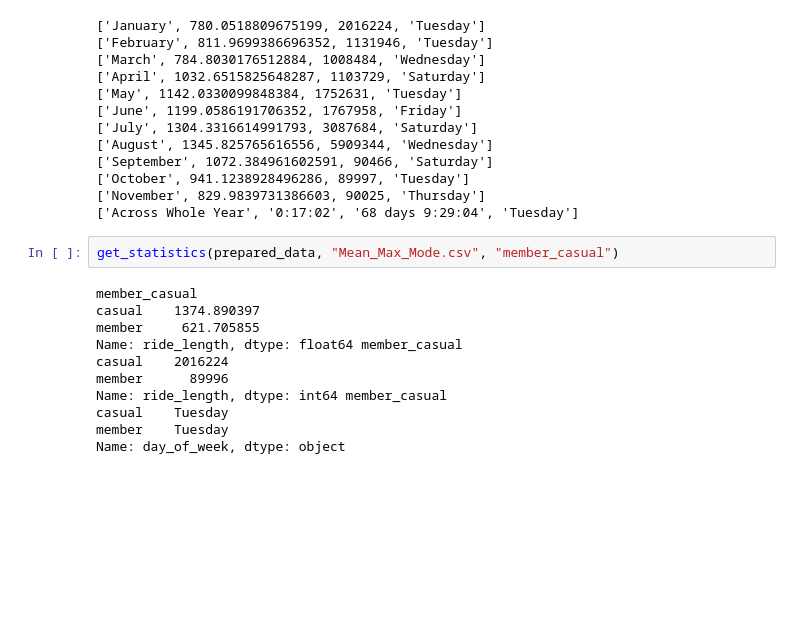
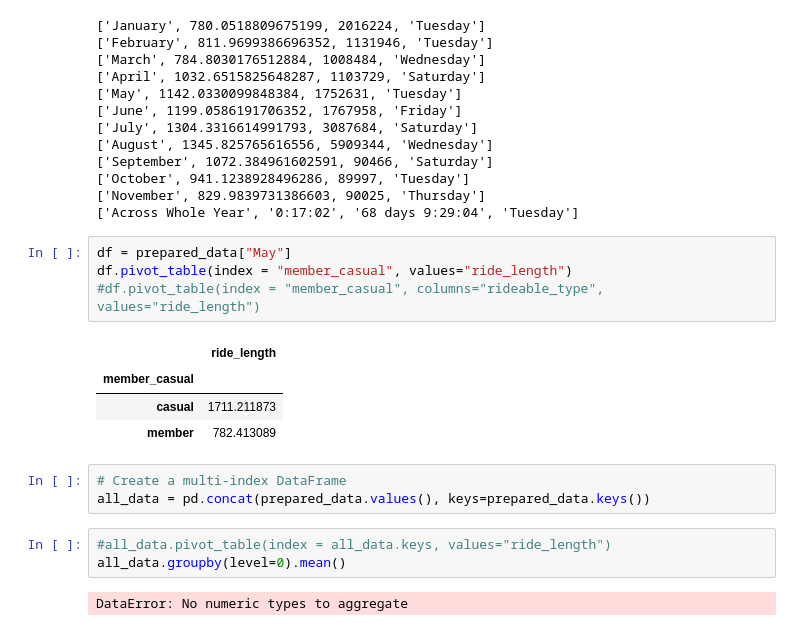
Before and after one commit to SummerKassem/BikeShareCS, a Jupyter notebook: Code/cleaning.ipynb, the cells around one changed output. Drawn from its saved outputs; the diff is of its cells as text; blank space fills up the shorter version.

Commit message:
new analysis file
added the month of decemeber, and new analysis file in order to try the concatenating the dfs into a multi-index df

```diff
--- a/Code/cleaning.ipynb
+++ b/Code/cleaning.ipynb
@@ -535,16 +535,20 @@ get_statistics(prepared_data, "Mean_Max_Mode.csv")
 ['October', 941.1238928496286, 89997, 'Tuesday']
 ['November', 829.9839731386603, 90025, 'Thursday']
 ['Across Whole Year', '0:17:02', '68 days 9:29:04', 'Tuesday']
-# %%
-get_statistics(prepared_data, "Mean_Max_Mode.csv", "member_casual")
-# %% [output]
-member_casual
-casual    1374.890397
-member     621.705855
-Name: ride_length, dtype: float64 member_casual
-casual    2016224
-member      89996
-Name: ride_length, dtype: int64 member_casual
-casual    Tuesday
-member    Tuesday
-Name: day_of_week, dtype: object
+# %%
+df = prepared_data["May"]
+df.pivot_table(index = "member_casual", values="ride_length")
+#df.pivot_table(index = "member_casual", columns="rideable_type", values="ride_length")
+# %% [output]
+|  | ride_length |
+| member_casual |  |
+| casual | 1711.211873 |
+| member | 782.413089 |
+# %%
+# Create a multi-index DataFrame
+all_data = pd.concat(prepared_data.values(), keys=prepared_data.keys())
+# %%
+#all_data.pivot_table(index = all_data.keys, values="ride_length")
+all_data.groupby(level=0).mean()
+# %% [output]
+DataError: No numeric types to aggregate
```
Also changed, not shown: 3 other files.
